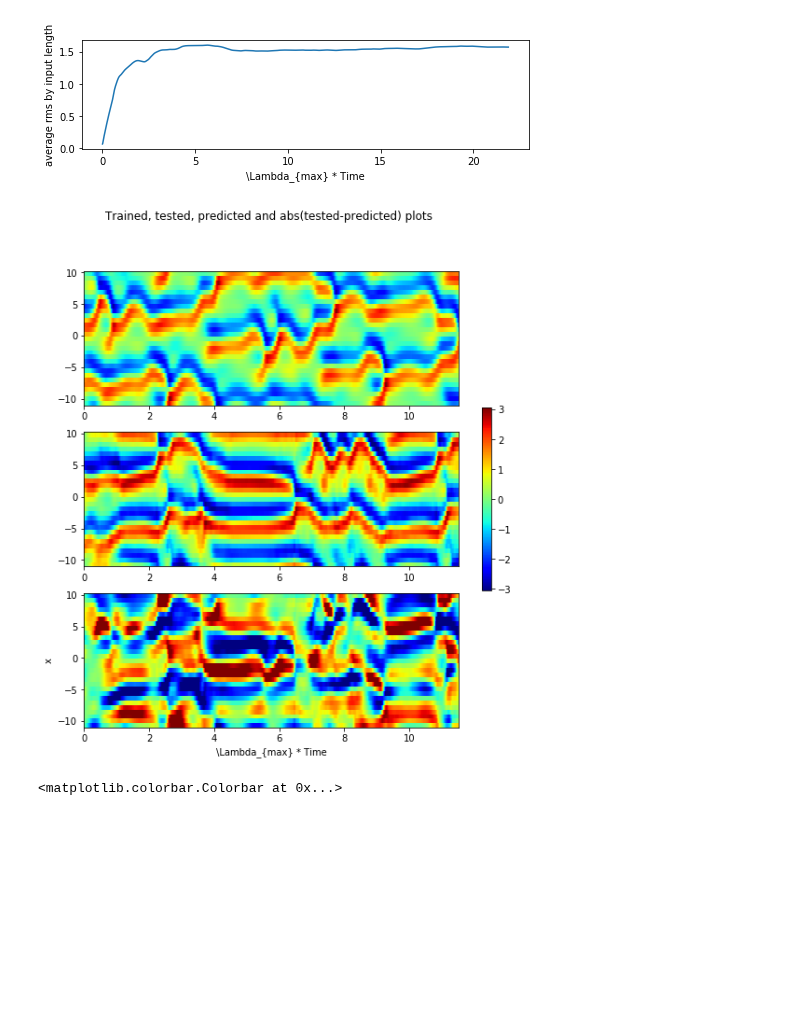
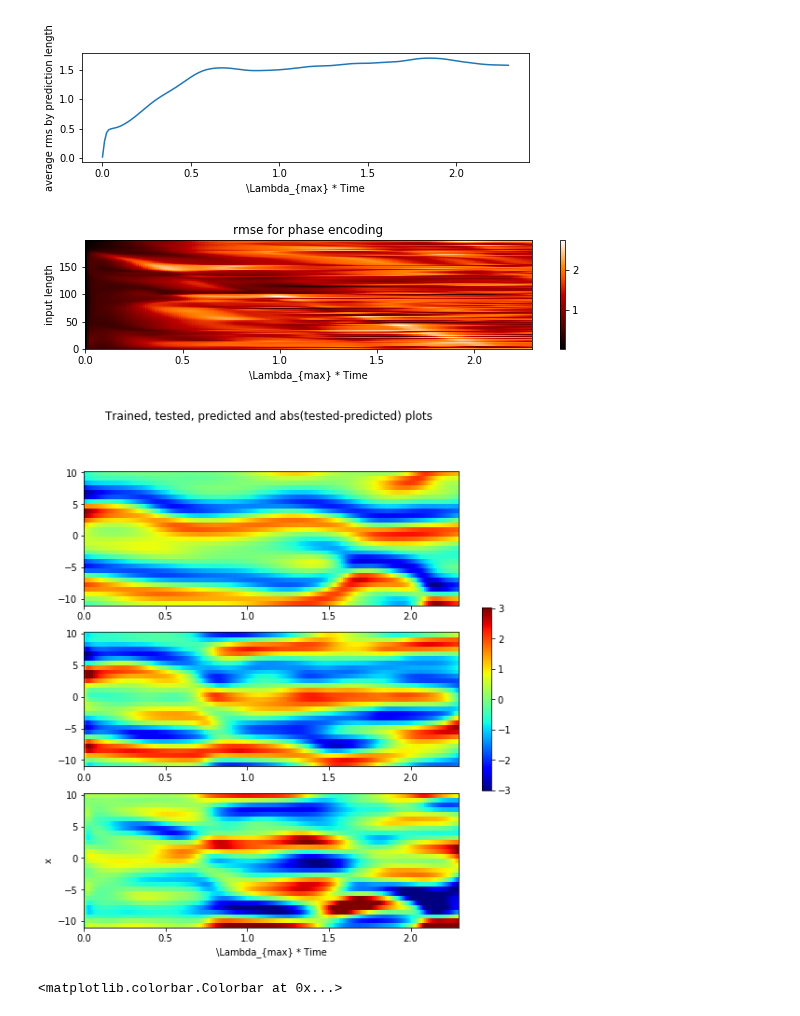
Before and after one commit to jon-dong/reservoir-computing-python, a Jupyter notebook: kuramoto_sivashinsky_matlab.ipynb, the cells around one changed output. Saved outputs shown, nothing was run; the diff lists cells and outputs as text; code cells hidden in the pictures; blank space fills up the shorter version.

```diff
--- a/kuramoto_sivashinsky_matlab.ipynb
+++ b/kuramoto_sivashinsky_matlab.ipynb
@@ -38,13 +38,13 @@ ks_data_origin, xx, tt = data1D.kuramoto_sivashinsky_matlab(sequence_length=n_tr
 ks_data_train = ks_data_origin[:, :n_train, :]
 input_shape=ks_data_train.shape
 # %%
-b = Reservoir(n_res=2000, res_scale=.1, res_encoding='phase', res_enc_param=np.pi,
-              input_scale=.7, input_encoding='phase',
-              random_projection='simulation', weights_type='complex gaussian',
-              activation_fun='intensity', activation_param=10,
-              parallel_runs=1,  bias_scale=0.1, leak_rate=.8,
+b = Reservoir(n_res=2000, res_scale=.5, res_encoding=None, res_enc_param=np.pi,
+              input_scale=.7, input_encoding=None,
+              random_projection='simulation', weights_type='gaussian',
+              activation_fun='tanh', activation_param=10,
+              parallel_runs=1,  bias_scale=0.1, leak_rate=0.8,
               pred_horizon=1, rec_pred_steps=1, forget = 100,
-              train_method='ridge', train_param=1e2, verbose=1,
+              train_method='ridge', train_param=1e1, verbose=1,
               refreshing=refreshing
              )
 
@@ -63,13 +63,15 @@ Training score: 0.9997554465775976
 # ks_data, _, _ = data1D.kuramoto_sivashinsky_matlab(sequence_length=1000, n_sequence=1, spatial_points=spatial_points)
 ks_data_test = ks_data_origin[:, n_train:n_train+n_test, :]
 # Algorithm testing
+ref_horizon = 200
+parallel = 200
 if refreshing:
-    pred_output, rmse_vec = b.predict_and_score(ks_data_test, detailed_score=True, n_test=n_test)
+    pred_output, rmse, rmse_vec = b.predict_and_score(ks_data_test, detailed_score=True, n_test=n_test, ref_horizon=ref_horizon, parallel=parallel)
 else:
     pred_output, rmse, rmse_vec = b.predict_and_score(ks_data_test, detailed_score=True)
-# print(pred_output.shape)
-# print(rmse.shape)
-# print(rmse_vec[:3])
+# print(pred_output[:4, :5])
+print(rmse.shape)
+print(rmse_vec.shape)
 # %% [output]
 Reservoir Computing algorithm - Testing phase:
 
@@ -80,53 +85,63 @@ Testing score: 0.0011983718503088834
 # %%
 if refreshing:
-    total_pred = (n_test-b.forget)*b.rec_pred_steps
+    total_pred = (rmse.shape[1])*b.rec_pred_steps
     length_input = pred_output.shape[0] - total_pred
+    time_input = range(rmse.shape[0])
 else:
     total_pred = b.pred_horizon*b.rec_pred_steps
     length_input = pred_output.shape[0] - total_pred
-time_input = range(length_input)
+    time_input = range(length_input)
 time_pred = tt[0:total_pred]*lyap_exp
 
 if refreshing:
     plt.figure(1,figsize=(8,2))
-    plt.ylabel('average rms by input length')
+    plt.ylabel('average rms by prediction length')
     plt.xlabel('\Lambda_{max} * Time')
     plt.plot(time_pred[:], rmse_vec[:])
     # scipy.io.savemat('time_pred_new_2.mat', dict(time_pred_new_2=time_pred))
     # scipy.io.savemat('rmse_vec_new_2.mat', dict(rmse_vec_new_2=rmse_vec))
+    plt.show;
+
+    plt.figure(2,figsize=(10,2))
+    plt.title('rmse for phase encoding')
+    plt.ylabel('input length')
+    plt.xlabel('\Lambda_{max} * Time')
+    im=plt.pcolormesh(time_pred[:], time_input[:], rmse[:,:], cmap='gist_heat')
+    plt.colorbar(im)
     plt.show;
 else:
     plt.figure(1,figsize=(8,2))
     plt.ylabel('average rms by input length')
     plt.xlabel('\Lambda_{max} * Time')
     plt.plot(time_pred[1:], rmse_vec[1:])
     # scipy.io.savemat('time_pred_new_2.mat', dict(time_pred_new_2=time_pred))
     # scipy.io.savemat('rmse_vec_new_2.mat', dict(rmse_vec_new_2=rmse_vec))
     plt.show;
 
     plt.figure(2,figsize=(10,2))
     plt.title('rmse for phase encoding')
     plt.ylabel('input length')
     plt.xlabel('\Lambda_{max} * Time')
     im=plt.pcolormesh(time_pred[1:], time_input[:], rmse[:,1:], cmap='gist_heat')
     plt.colorbar(im)
     plt.show;
 # %% [output]
-[figure, old version]
+[figure, new version]
+[figure, added]
 # %%
 if refreshing:
-    n_input = 10
+    n_input = 0
     # i=0
     # time = (tt[0:n_input] if i==0 else tt[0:total_pred])*lyap_exp
     # total_pred = b.pred_horizon*b.rec_pred_steps
-    total_pred = 1000
+    total_pred = 200
     # print(total_pred)
 
     # n_input = 500 #round(pred_output.shape[0]/2-300)
 
-    input_data = ks_data_test[0, :n_input+b.forget, :]
+    input_data = ks_data_test[0, b.forget:b.forget+ref_horizon, :]
 
-    prediction = pred_output[:total_pred, :]
+    prediction = pred_output[0, :, :]
 
     targetted_data = ks_data_test[0, n_input+b.forget:n_input+b.forget+total_pred, :]
 
@@ -161,7 +176,7 @@ if refreshing:
     # plt.colorbar(im)
     # # plt.savefig('DND_input_data.png')
 # %% [output]
-[figure, old version]
+[figure, new version]
 # %%
 n_input = 10
 # i=0
```
Also changed, not shown: parts of 2 cells of this notebook, 1 other file.
